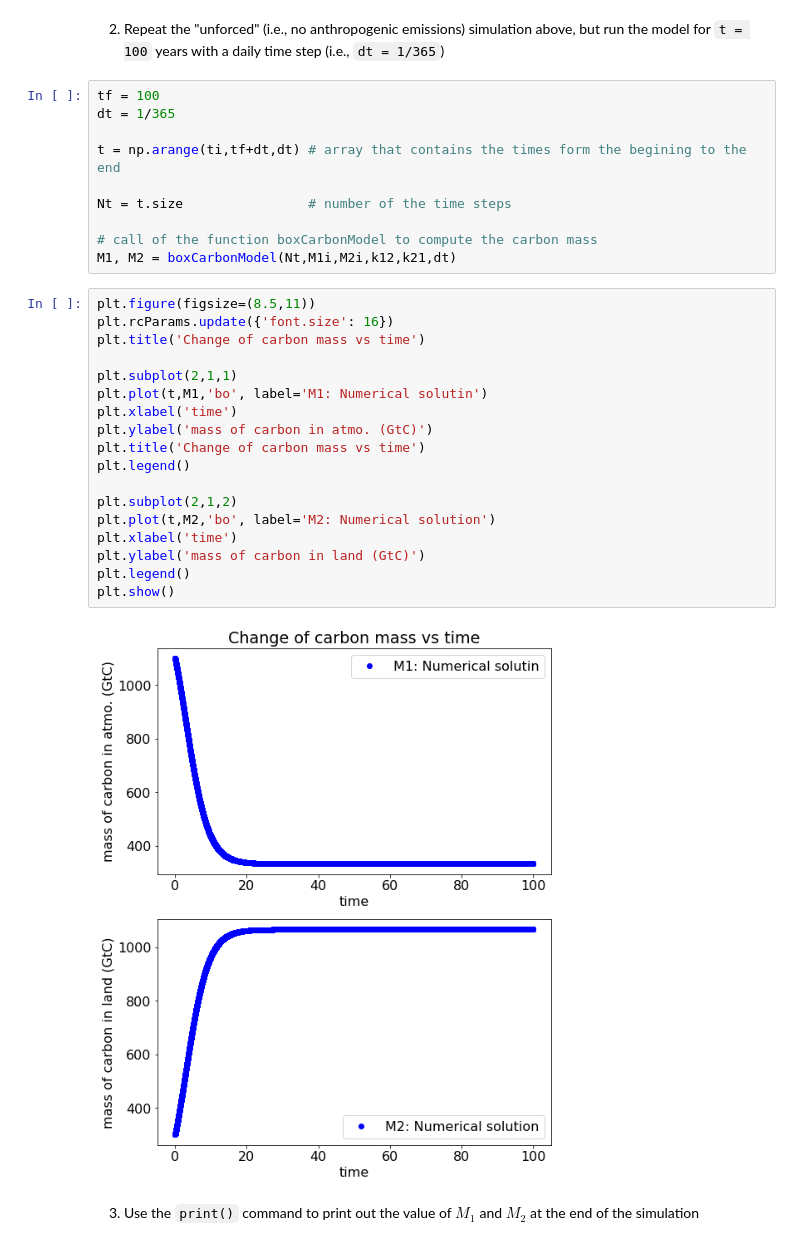
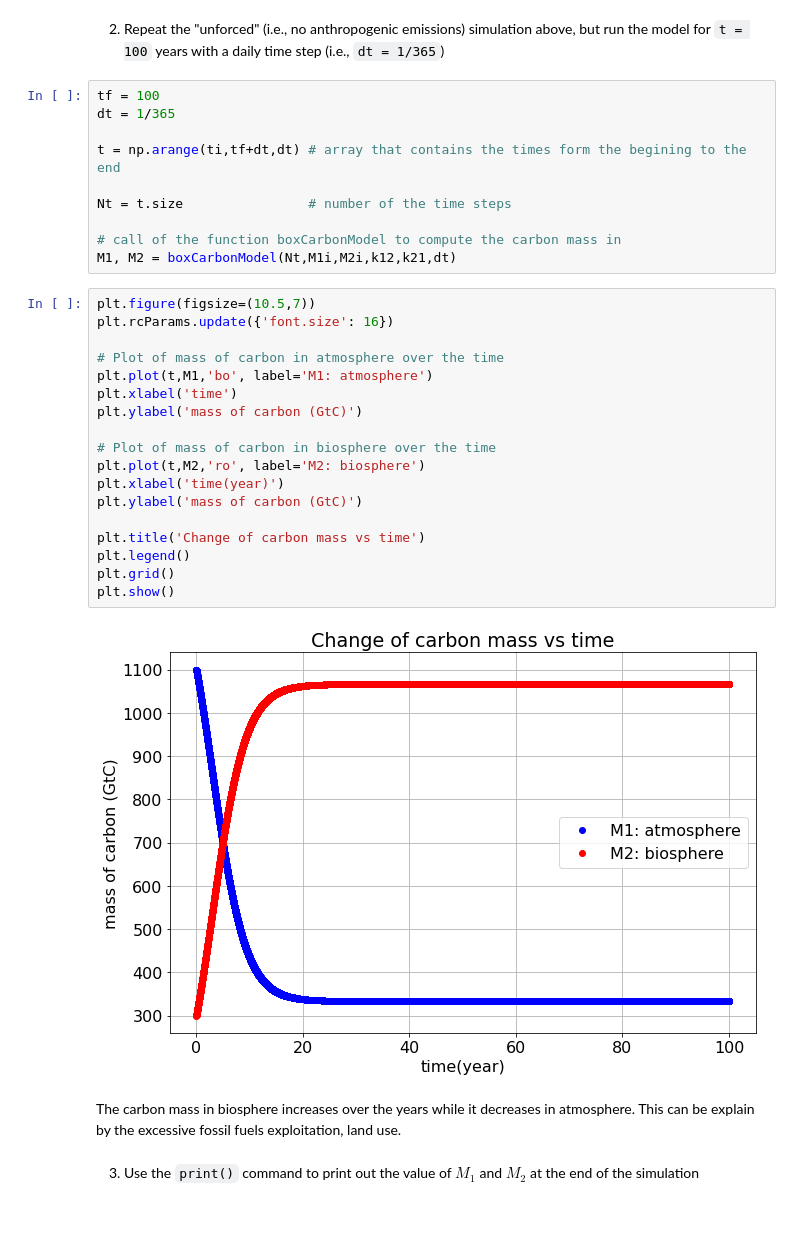
Before and after one commit to yao24/geos518-fall-2021, a Jupyter notebook: mod02/mod02-CarbonModel-Assignment.ipynb, the cells around one changed output. Cells and saved outputs as stored; diff of their text form; blank space fills up the shorter version.

```diff
--- a/mod02/mod02-CarbonModel-Assignment.ipynb
+++ b/mod02/mod02-CarbonModel-Assignment.ipynb
@@ -137,28 +141,30 @@ t = np.arange(ti,tf+dt,dt) # array that contains the times form the begining to
 
 Nt = t.size                # number of the time steps
 
-# call of the function boxCarbonModel to compute the carbon mass
+# call of the function boxCarbonModel to compute the carbon mass in
 M1, M2 = boxCarbonModel(Nt,M1i,M2i,k12,k21,dt)
 # %%
-plt.figure(figsize=(8.5,11))
+plt.figure(figsize=(10.5,7))
 plt.rcParams.update({'font.size': 16})
-plt.title('Change of carbon mass vs time')
 
-plt.subplot(2,1,1)
-plt.plot(t,M1,'bo', label='M1: Numerical solutin')
+# Plot of mass of carbon in atmosphere over the time
+plt.plot(t,M1,'bo', label='M1: atmosphere')
 plt.xlabel('time')
-plt.ylabel('mass of carbon in atmo. (GtC)')
+plt.ylabel('mass of carbon (GtC)')
+
+# Plot of mass of carbon in biosphere over the time
+plt.plot(t,M2,'ro', label='M2: biosphere')
+plt.xlabel('time(year)')
+plt.ylabel('mass of carbon (GtC)')
+
 plt.title('Change of carbon mass vs time')
 plt.legend()
-
-plt.subplot(2,1,2)
-plt.plot(t,M2,'bo', label='M2: Numerical solution')
-plt.xlabel('time')
-plt.ylabel('mass of carbon in land (GtC)')
-plt.legend()
+plt.grid()
 plt.show()
 # %% [output]
-[figure, old version]
+[figure, new version]
+# %% [markdown]
+The carbon mass in biosphere increases over the years while it decreases in atmosphere. This can be explain by the excessive fossil fuels exploitation, land use.
 # %% [markdown]
 3. Use the `print()` command to print out the value of $M_1$ and $M_2$ at the end of the simulation
 # %%
```
Also changed, not shown: parts of 25 cells of this notebook, 1 other file.
